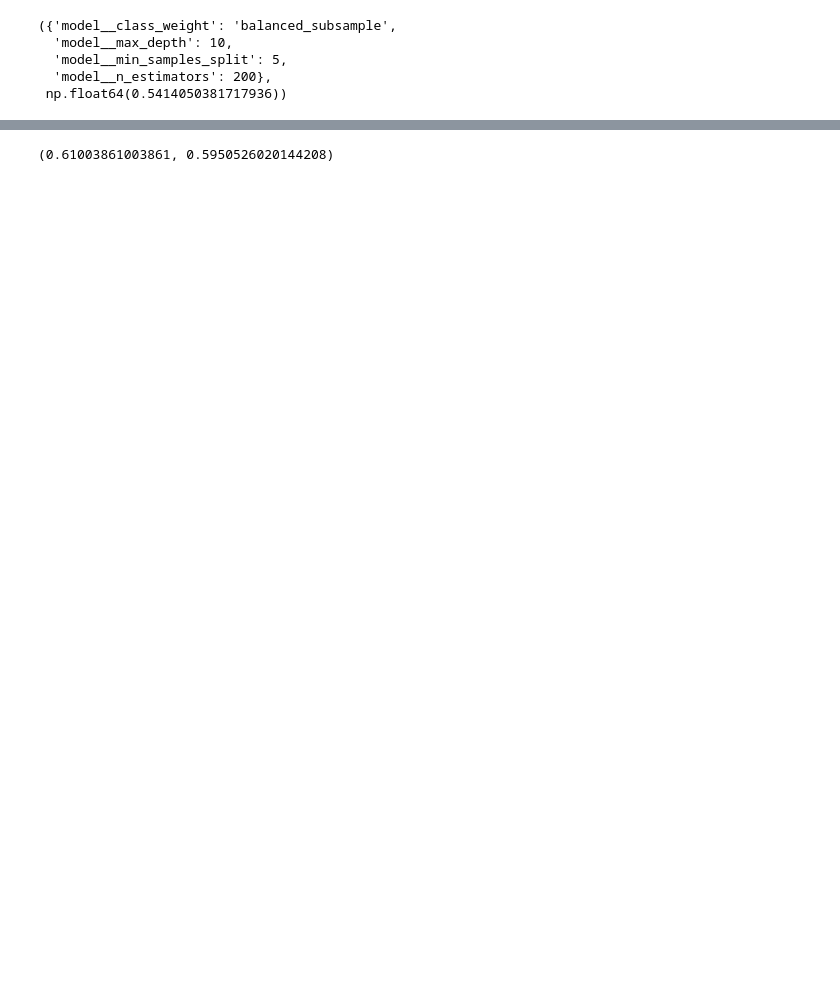
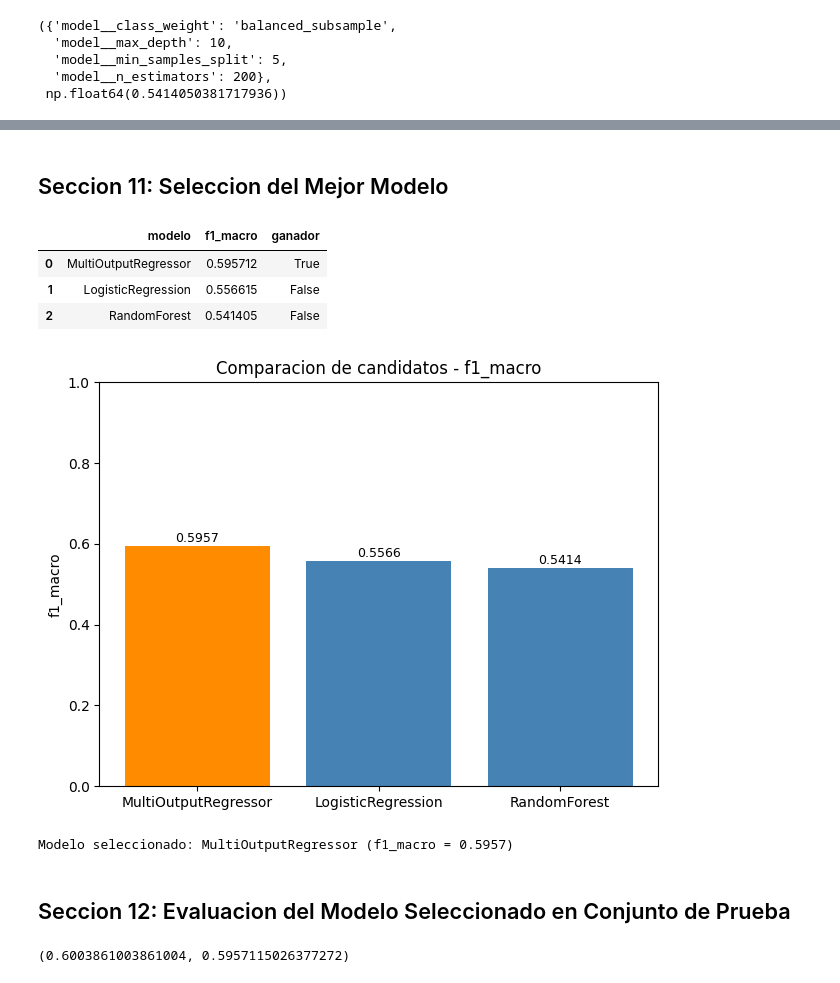
Before and after one commit to HakkinDavid/multiprotocol-server-app, a Jupyter notebook: training/training.ipynb, the cells around one changed output, grey strips where cells are left out. Drawn from its saved outputs; the diff is of its cells as text; code cells hidden in the pictures; blank space fills up the shorter version.

```diff
--- a/training/training.ipynb
+++ b/training/training.ipynb
@@ -192,0 +388,2 @@ best_name, best_grid.best_score_
+# %% [markdown]
+## Seccion 11: Seleccion del Mejor Modelo
@@ -193,10 +411,53 @@ best_name, best_grid.best_score_
+# %%
+# Tabla comparativa de los tres candidatos con sus scores de f1_macro.
+# Permite visualizar la diferencia de rendimiento entre modelos antes de elegir el ganador.
+comparison_df = pd.DataFrame(
+    [(name, score) for name, _, score in candidates],
+    columns=["modelo", "f1_macro"]
+).sort_values("f1_macro", ascending=False).reset_index(drop=True)
+
+comparison_df["ganador"] = comparison_df["modelo"] == best_name
+comparison_df
+# %% [output]
+|  | modelo | f1_macro | ganador |
+| 0 | MultiOutputRegressor | 0.595712 | True |
+| 1 | LogisticRegression | 0.556615 | False |
+| 2 | RandomForest | 0.541405 | False |
+# %%
+# Grafica de barras comparativa de f1_macro entre los tres modelos.
+# La barra del modelo ganador se resalta en un color distinto.
+colors = ["steelblue" if m != best_name else "darkorange" for m in comparison_df["modelo"]]
+fig, ax = plt.subplots()
+ax.bar(comparison_df["modelo"], comparison_df["f1_macro"], color=colors)
+ax.set_ylim(0, 1)
+ax.set_ylabel("f1_macro")
+ax.set_title("Comparacion de candidatos - f1_macro")
+for i, v in enumerate(comparison_df["f1_macro"]):
+    ax.text(i, v + 0.01, f"{v:.4f}", ha="center", fontsize=9)
+plt.tight_layout()
+plt.show()
+
+print(f"Modelo seleccionado: {best_name} (f1_macro = {best_score:.4f})")
+# %% [output]
+[figure, added]
+Modelo seleccionado: MultiOutputRegressor (f1_macro = 0.5957)
+# %% [markdown]
+## Seccion 12: Evaluacion del Modelo Seleccionado en Conjunto de Prueba
 # %%
-y_pred = best_model.predict(X_test)
+# Generamos predicciones del modelo ganador sobre el conjunto de prueba interno.
+# Si el modelo es el regresor multi-salida, la salida es (n_samples, 2) con goles
+# predichos; en ese caso derivamos el resultado antes de calcular las metricas.
+y_pred_raw = best_model.predict(X_test)
+
+if hasattr(y_pred_raw, 'shape') and y_pred_raw.ndim == 2 and y_pred_raw.shape[1] == 2 and np.issubdtype(np.array(y_pred_raw).dtype, np.number):
+    y_pred = _goals_to_result(y_pred_raw)
+else:
+    y_pred = y_pred_raw
 
 acc = accuracy_score(y_test, y_pred)
 f1m = f1_score(y_test, y_pred, average="macro")
 
 acc, f1m
 # %% [output]
-(0.61003861003861, 0.5950526020144208)
+(0.6003861003861004, 0.5957115026377272)
 # %%
```
Also changed, not shown: parts of 38 cells of this notebook, 6 other files.
